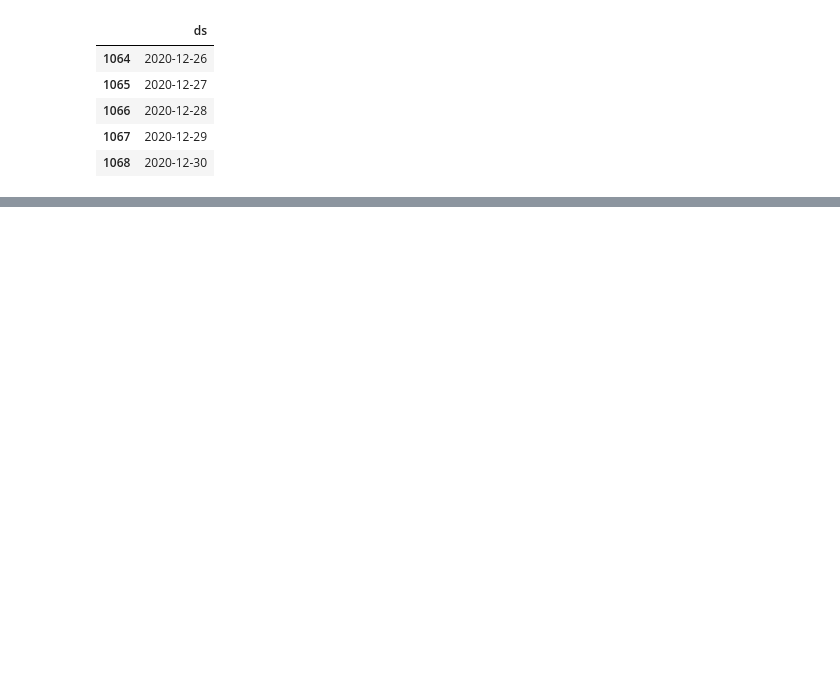
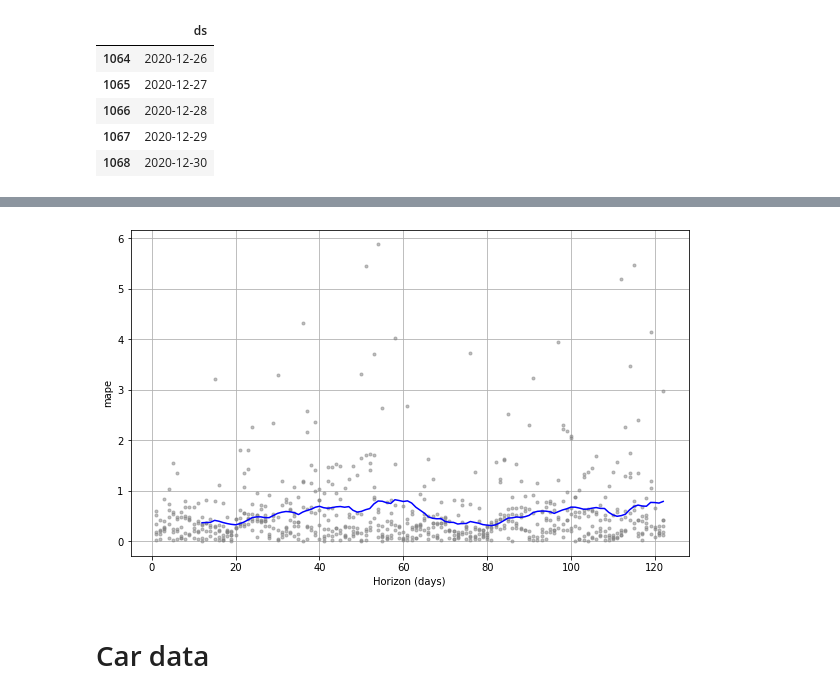
Before and after one commit to mayukh18/covidexplore, a Jupyter notebook: analysis/Data_analysis.ipynb, the cells around one changed output, grey strips where cells are left out. Cells and saved outputs as stored; diff of their text form; code cells hidden in the pictures; blank space fills up the shorter version.

Commit message:
improved forecasting for Rome and added vehicles data

```diff
--- a/analysis/Data_analysis.ipynb
+++ b/analysis/Data_analysis.ipynb
@@ -357,0 +367,18 @@ py.iplot(fig)
+# %%
+from fbprophet.diagnostics import cross_validation
+
+m2 = Prophet(daily_seasonality = False,
+            weekly_seasonality = False,
+            yearly_seasonality = False,
+            seasonality_mode = "multiplicative"
+           ).add_seasonality(
+            name = 'yearly',
+            period=365.25,
+            fourier_order=20
+            )
+
+df_r = df_roma.reset_index()
+m2.fit(df_r[["date", "pm25"]].rename(columns={"date": "ds", "pm25": "y"}))
+
+df_cv = cross_validation(m2, initial='366 days', period='61 days', horizon = '122 days')
+df_cv.head()
@@ -357,0 +407,7 @@ py.iplot(fig)
+# %%
+from fbprophet.plot import plot_cross_validation_metric
+fig = plot_cross_validation_metric(df_cv, metric='mape')
+# %% [output]
+[figure, added]
+# %% [markdown]
+# Car data
```
Also changed, not shown: parts of 16 cells of this notebook.
